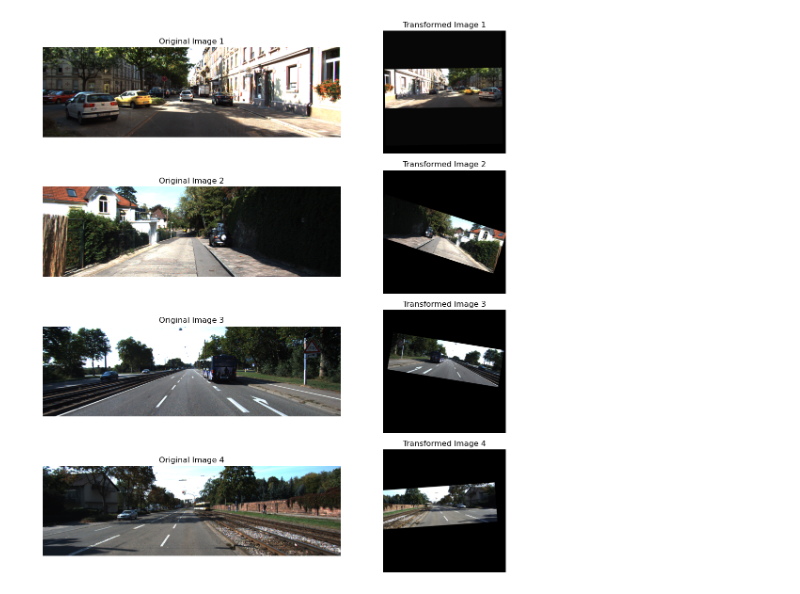
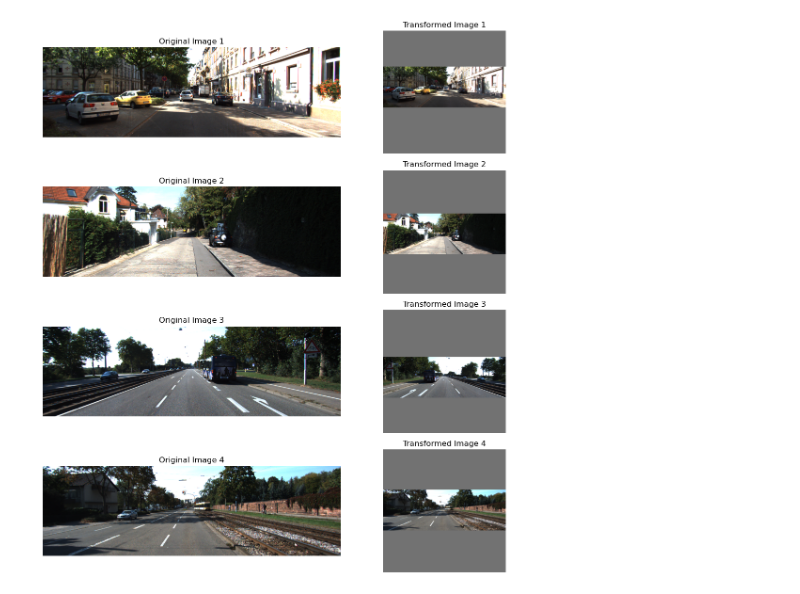
Before and after one commit to yasharazadvatan/SiStNetV3-Article, a Jupyter notebook: utils/plot-transformed-images.ipynb, the cells around one changed output. Saved outputs shown, nothing was run; the diff lists cells and outputs as text; code cells hidden in the pictures.

```diff
--- a/utils/plot-transformed-images.ipynb
+++ b/utils/plot-transformed-images.ipynb
@@ -9,10 +9,10 @@ from albumentations.pytorch import ToTensorV2
 # %%
 RESIZE_TO=640
 SCALE = 1.1
-image_path1 = './dataset/valid_example/images/003930.png'
-image_path2 = './dataset/valid_example/images/006934.png'
-image_path3 = './dataset/valid_example/images/000854.png'
-image_path4 = './dataset/valid_example/images/005554.png'
+image_path1 = '../../../datasets/KITTI/dataset/valid_example/images/003930.png'
+image_path2 = '../../../datasets/KITTI/dataset/valid_example/images/006934.png'
+image_path3 = '../../../datasets/KITTI/dataset/valid_example/images/000854.png'
+image_path4 = '../../../datasets/KITTI/dataset/valid_example/images/005554.png'
 
 # Load an image using OpenCV
 image1 = cv2.imread(image_path1)
@@ -27,33 +27,42 @@ image3 = cv2.cvtColor(image3, cv2.COLOR_BGR2RGB)  # Convert BGR to RGB
 image4 = cv2.imread(image_path4)
 image4 = cv2.cvtColor(image4, cv2.COLOR_BGR2RGB)  # Convert BGR to RGB
 # %%
-transform = A.Compose(
-    [
-        A.LongestMaxSize(max_size=int(RESIZE_TO * SCALE)),
-        A.PadIfNeeded(
-            min_height=int(RESIZE_TO * SCALE),
-            min_width=int(RESIZE_TO * SCALE),
-            border_mode=cv2.BORDER_CONSTANT,
-        ),
-        A.RandomCrop(width=RESIZE_TO, height=RESIZE_TO),
-        A.ColorJitter(brightness=0.2, contrast=0.2, saturation=0.2, hue=0.05, p=0.4),
-        A.OneOf(
-            [
-                A.ShiftScaleRotate(
-                    rotate_limit=20, p=0.5, border_mode=cv2.BORDER_CONSTANT
-                )
-            ],
-            p=1.0,
-        ),
-        A.HorizontalFlip(p=0.5),
-        A.Blur(p=0.1),
-        A.CLAHE(p=0.1),
-        #A.Normalize(mean=[0, 0, 0], std=[1, 1, 1], max_pixel_value=255,),
-        #ToTensorV2(),
-    ],
-    #bbox_params=A.BboxParams(format="yolo", min_visibility=0.4, label_fields=[],),
-)
+SCALE = 1.10
 
+transform = A.Compose([
+    A.LongestMaxSize(max_size=int(RESIZE_TO * SCALE)),
+
+    A.PadIfNeeded(
+        min_height=int(RESIZE_TO * SCALE),
+        min_width=int(RESIZE_TO * SCALE),
+        border_mode=cv2.BORDER_CONSTANT,
+        value=(114, 114, 114)
+    ),
+
+    A.RandomCrop(
+        width=RESIZE_TO,
+        height=RESIZE_TO,
+    ),
+
+    A.ShiftScaleRotate(
+        rotate_limit=5,
+        scale_limit=0.03,
+        shift_limit=0.03,
+        p=0.5,
+        border_mode=cv2.BORDER_CONSTANT,
+        value=(114, 114, 114)
+    ),
+
+    A.HorizontalFlip(p=0.5),
+
+    A.ColorJitter(
+        brightness=0.1,
+        contrast=0.1,
+        saturation=0.1,
+        hue=0.02,
+        p=0.3
+    ),
+])
 
 transformed1 = transform(image=image1)
 image_transformed1 = transformed1['image']
@@ -72,31 +81,31 @@ fig, axes = plt.subplots(4, 2, figsize=(12, 12))
 
 images = [image1, image2, image3, image4]
 transformed_images = [
     image_transformed1,
     image_transformed2,
     image_transformed3,
     image_transformed4,
 ]
 
 for i in range(4):
 
     # Original
     axes[i, 0].imshow(images[i])
     axes[i, 0].set_title(f'Original Image {i+1}')
     axes[i, 0].axis('off')
 
     # Transformed
     img_t = transformed_images[i]
 
     # tensor -> numpy fix (Albumentations)
     if hasattr(img_t, "permute"):
         img_t = img_t.permute(1,2,0).cpu().numpy()
 
     axes[i, 1].imshow(img_t)
     axes[i, 1].set_title(f'Transformed Image {i+1}')
     axes[i, 1].axis('off')
 
 plt.tight_layout()
 plt.show()
 # %% [output]
-[figure, old version]
+[figure, new version]
```
Also changed, not shown: 4 other files.
